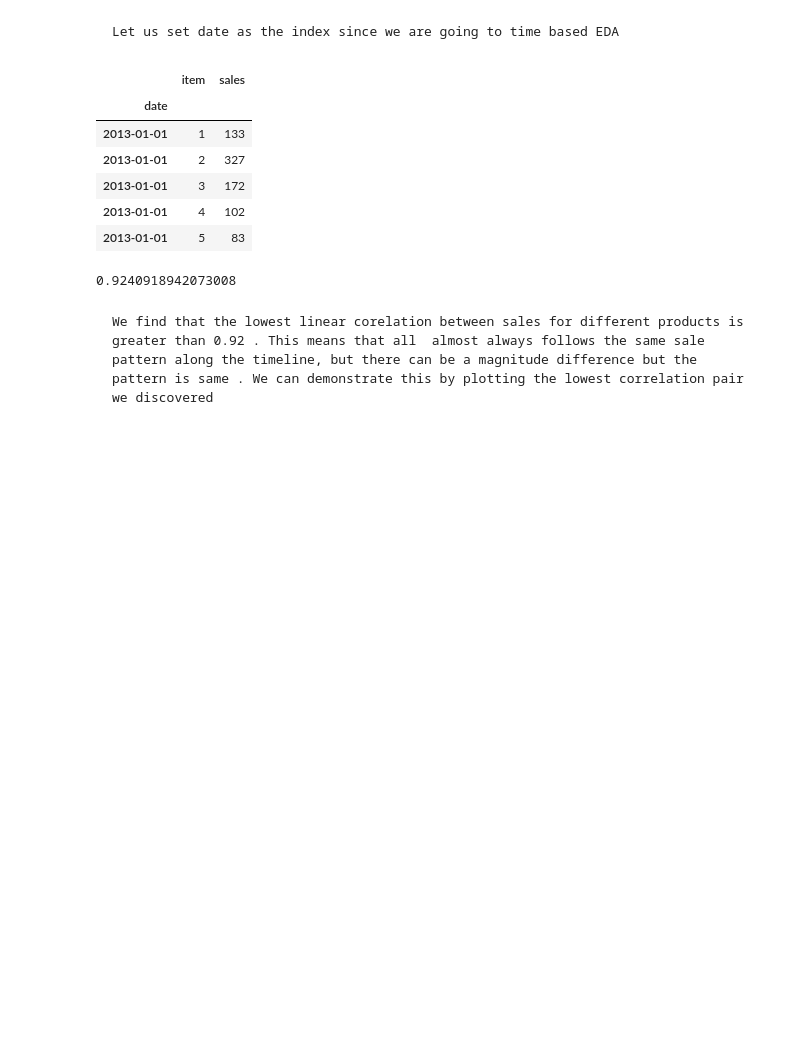
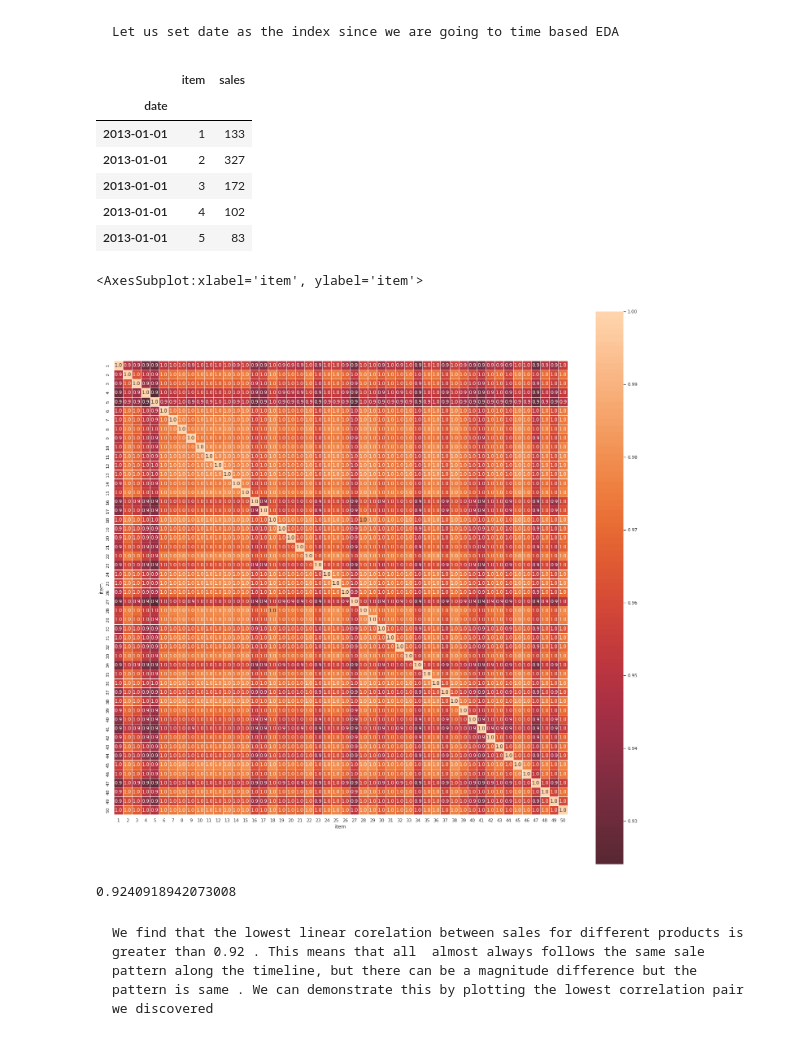
Before and after one commit to cpt-John/sales_demand_forecasting, a Jupyter notebook: model.ipynb, the cells around one changed output. Cells and saved outputs as stored; diff of their text form; code cells hidden in the pictures; blank space fills up the shorter version.

```diff
--- a/model.ipynb
+++ b/model.ipynb
@@ -100,10 +100,13 @@ df.head()
 # %%
 corr_df = df.pivot_table(values='sales', index=df.index, columns='item').corr()
 # %%
-# sns.set(rc={'figure.figsize': (25, 25)})
+sns.set(rc={'figure.figsize': (25, 25)})
 
-# sns.heatmap(data=corr_df, square=True,
-#             annot=True, fmt='.1f', linewidths=1, center=0.9)
+sns.heatmap(data=corr_df, square=True,
+            annot=True, fmt='.1f', linewidths=1, center=0.9)
+# %% [output]
+<AxesSubplot:xlabel='item', ylabel='item'>
+[figure, added]
 # %%
 corr_df.min().min()
 # %% [output]
```
Also changed, not shown: parts of 12 cells of this notebook, 8 other files.
